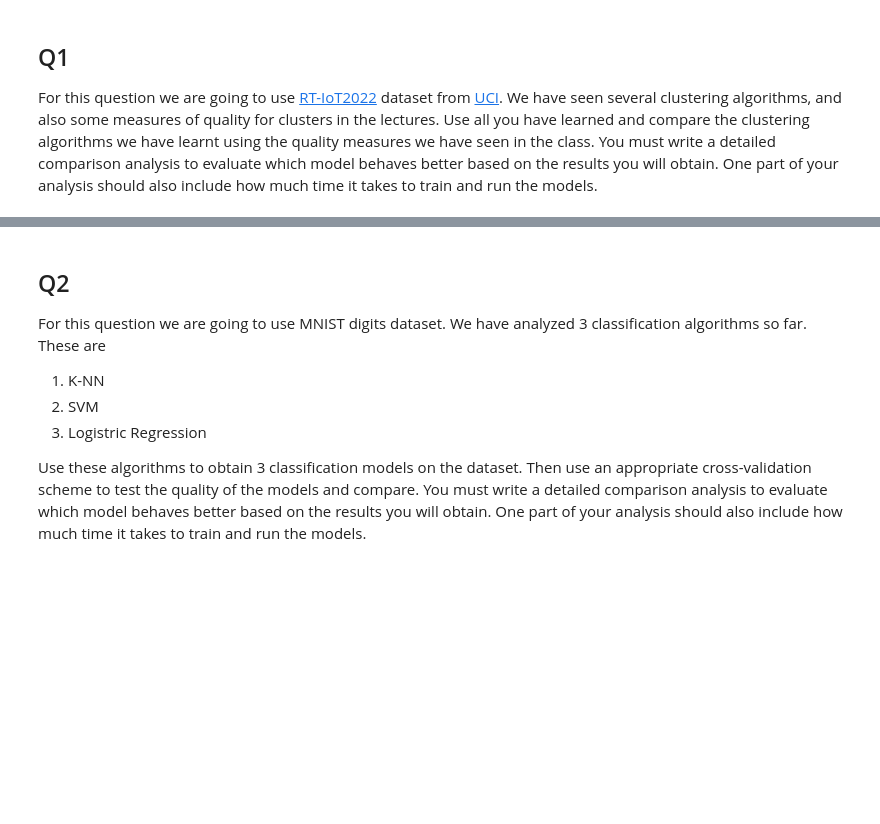
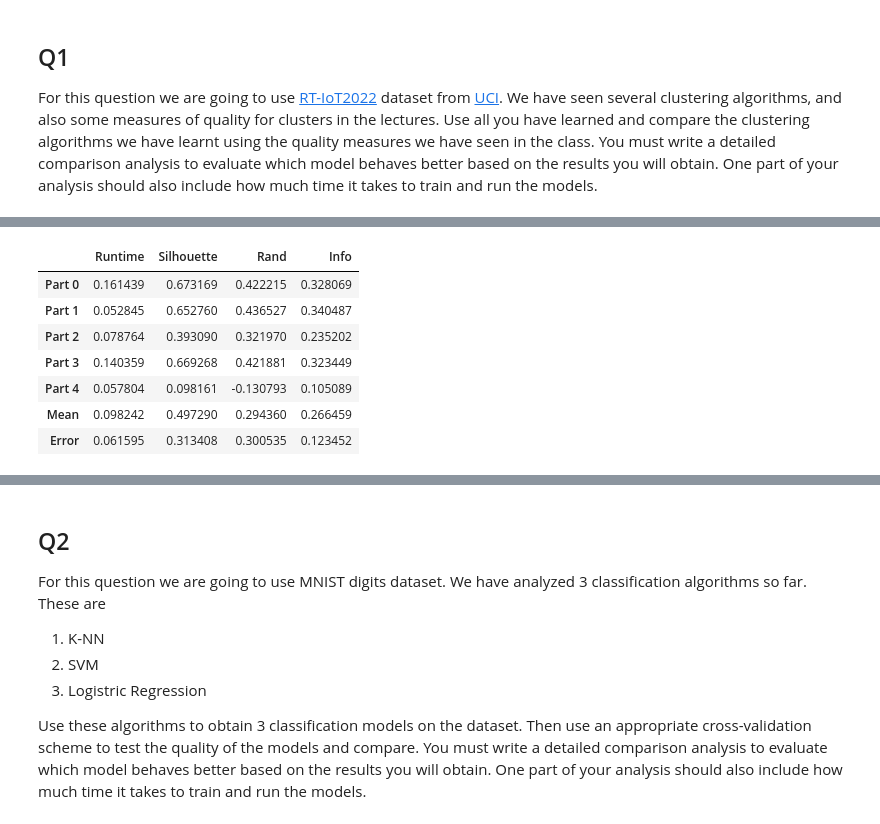
Before and after one commit to kaygun/MYZ309E, a Jupyter notebook: HWs/HW2.ipynb, the cells around one changed output, grey strips where cells are left out. Saved outputs shown, nothing was run; the diff lists cells and outputs as text; code cells hidden in the pictures; blank space fills up the shorter version.

```diff
--- a/HWs/HW2.ipynb
+++ b/HWs/HW2.ipynb
@@ -48,0 +128,11 @@ y = y.to_numpy().reshape(-1)
+# %%
+clustering_experiment(KMeans(n_clusters=3, random_state=42),X_processed,y)
+# %% [output]
+|  | Runtime | Silhouette | Rand | Info |
+| Part 0 | 0.161439 | 0.673169 | 0.422215 | 0.328069 |
+| Part 1 | 0.052845 | 0.652760 | 0.436527 | 0.340487 |
+| Part 2 | 0.078764 | 0.393090 | 0.321970 | 0.235202 |
+| Part 3 | 0.140359 | 0.669268 | 0.421881 | 0.323449 |
+| Part 4 | 0.057804 | 0.098161 | -0.130793 | 0.105089 |
+| Mean | 0.098242 | 0.497290 | 0.294360 | 0.266459 |
+| Error | 0.061595 | 0.313408 | 0.300535 | 0.123452 |
```
Also changed, not shown: parts of 35 cells of this notebook.
